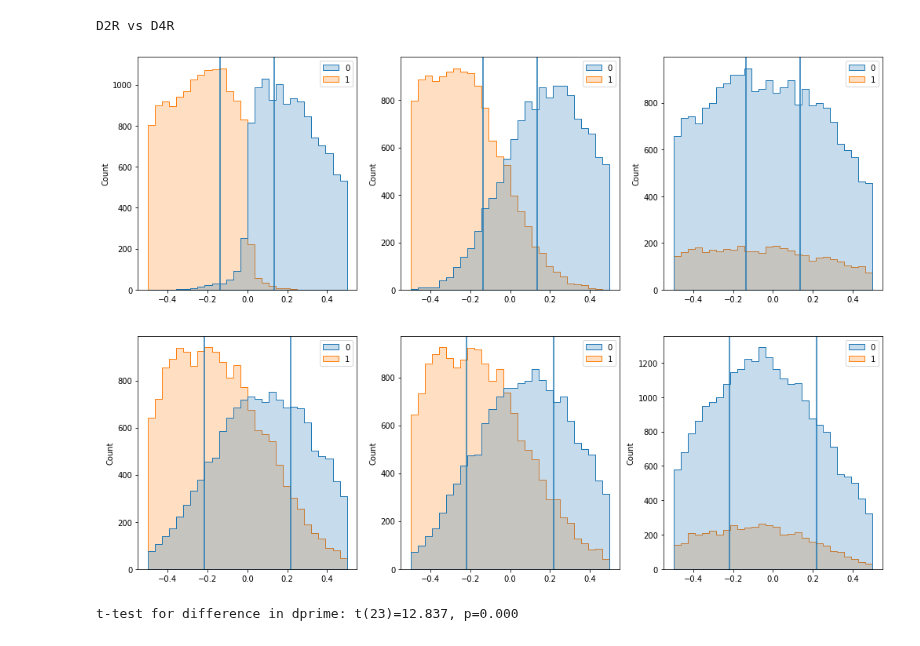
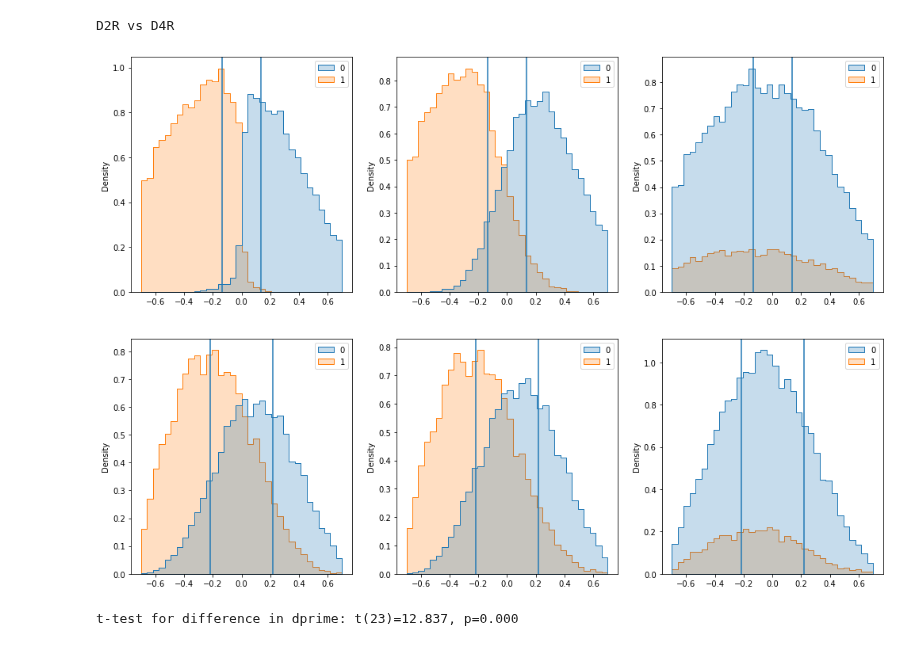
Before and after one commit to DiedrichsenLab/ProbabilisticParcellation, a Jupyter notebook: notebooks/atlas_paper/overlapping_regions.ipynb, the cells around one changed output. Saved outputs shown, nothing was run; the diff lists cells and outputs as text; code cells hidden in the pictures.

```diff
--- a/notebooks/atlas_paper/overlapping_regions.ipynb
+++ b/notebooks/atlas_paper/overlapping_regions.ipynb
@@ -51,17 +54,18 @@ D2R vs D4R
 # %%
 plt.figure(figsize=(17,12))
 for ds in range(2):
     for t in range(3):
         dA_plot = np.concatenate(dA[ds,t,:])
         ind_plot = np.concatenate(ind[ds,t,:])
         plt.subplot(2,3,ds*3+t+1)
         sb.histplot(x=dA_plot, hue=ind_plot, element='step',
             palette='tab10',
-            bins=np.linspace(-0.5, 0.5, 29))
+            bins=np.linspace(-0.7, 0.7, 35),
+            stat='density', common_norm=True)
         plt.axvline(vA[ds,t,0] / 2)
         plt.axvline(-vA[ds,t,0] / 2)
 # %% [output]
-[figure, old version]
+[figure, new version]
 # %%
 sb.barplot(data=D,x='evaldata',hue='parcel',y='dprime')
 # Use only indepedent evaluation data
```
Also changed, not shown: parts of 6 cells of this notebook, 1 other file.
